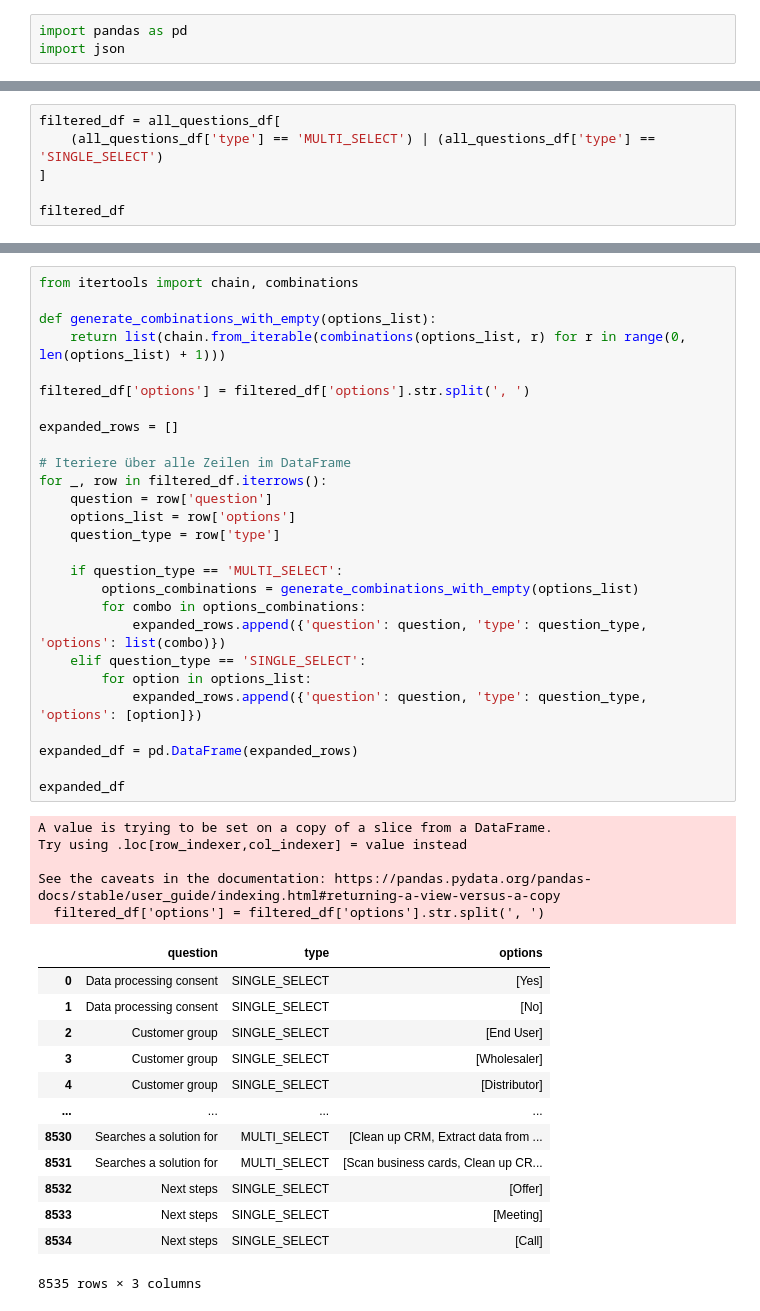
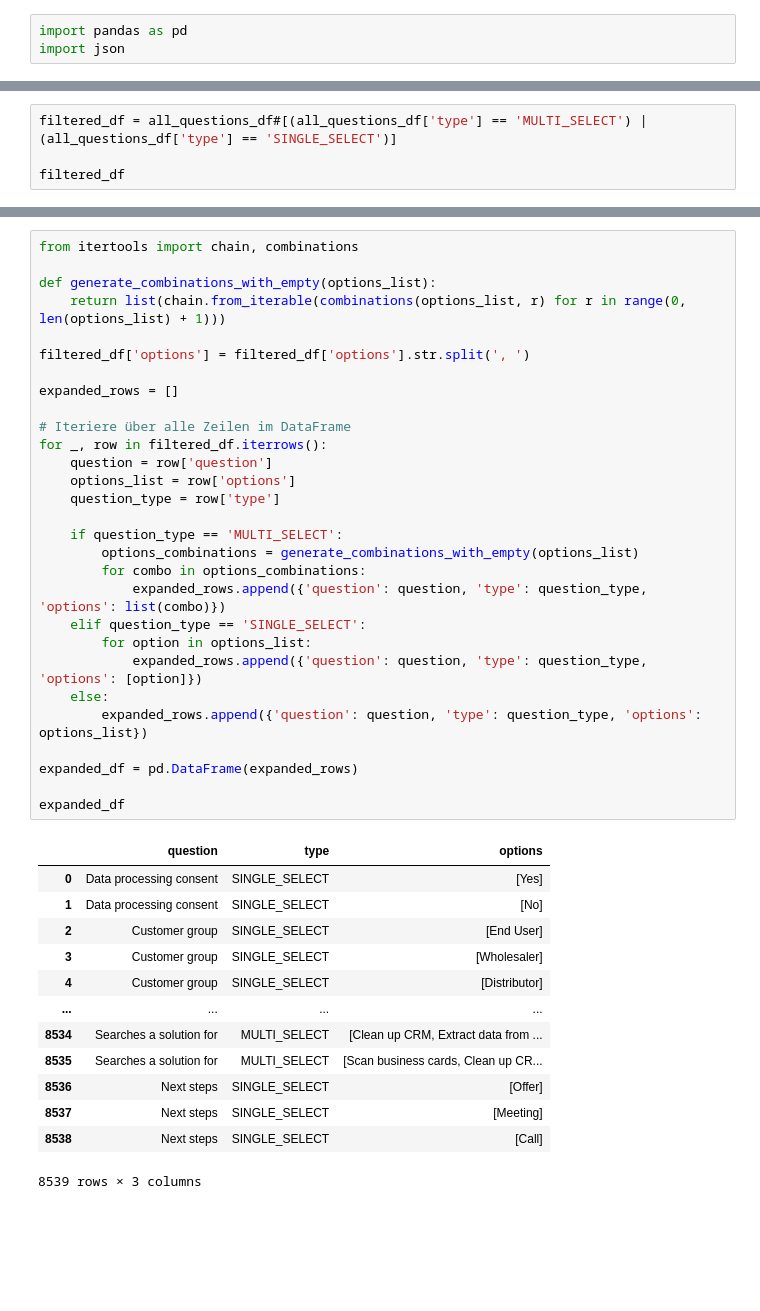
Before and after one commit to alexk2206/tds_capstone, a Jupyter notebook: answer_combinations.ipynb, the cells around one changed output, grey strips where cells are left out. Drawn from its saved outputs; the diff is of its cells as text; blank space fills up the shorter version.

```diff
--- a/answer_combinations.ipynb
+++ b/answer_combinations.ipynb
@@ -36,9 +36,7 @@ all_questions_df
 | 23 | 72f9264b-8228-4f14-8387-a4d49797cfa0 | MULTI_SELECT | Searches a solution for | Scan business cards, Clean up CRM... |
 | 24 | 6c5535e3-7d9f-4b81-9b44-e3c1a571bc51 | SINGLE_SELECT | Next steps | Offer, Meeting, Call |
 # %%
-filtered_df = all_questions_df[
-    (all_questions_df['type'] == 'MULTI_SELECT') | (all_questions_df['type'] == 'SINGLE_SELECT')
-]
+filtered_df = all_questions_df#[(all_questions_df['type'] == 'MULTI_SELECT') | (all_questions_df['type'] == 'SINGLE_SELECT')]
 
 filtered_df
 # %% [output]
@@ -62,46 +60,43 @@ filtered_df
 # %%
 from itertools import chain, combinations
 
 def generate_combinations_with_empty(options_list):
     return list(chain.from_iterable(combinations(options_list, r) for r in range(0, len(options_list) + 1)))
 
 filtered_df['options'] = filtered_df['options'].str.split(', ')
 
 expanded_rows = []
 
 # Iteriere über alle Zeilen im DataFrame
 for _, row in filtered_df.iterrows():
     question = row['question']
     options_list = row['options']
     question_type = row['type']
 
     if question_type == 'MULTI_SELECT':
         options_combinations = generate_combinations_with_empty(options_list)
         for combo in options_combinations:
             expanded_rows.append({'question': question, 'type': question_type, 'options': list(combo)})
     elif question_type == 'SINGLE_SELECT':
         for option in options_list:
             expanded_rows.append({'question': question, 'type': question_type, 'options': [option]})
+    else:
+        expanded_rows.append({'question': question, 'type': question_type, 'options': options_list})
 
 expanded_df = pd.DataFrame(expanded_rows)
 
 expanded_df
 # %% [output]
+|  | question | type | options |
+| 0 | Data processing consent | SINGLE_SELECT | [Yes] |
+| 1 | Data processing consent | SINGLE_SELECT | [No] |
+| 2 | Customer group | SINGLE_SELECT | [End User] |
+| 3 | Customer group | SINGLE_SELECT | [Wholesaler] |
+| 4 | Customer group | SINGLE_SELECT | [Distributor] |
+| ... | ... | ... | ... |
+| 8534 | Searches a solution for | MULTI_SELECT | [Clean up CRM, Extract data from ... |
+| 8535 | Searches a solution for | MULTI_SELECT | [Scan business cards, Clean up CR... |
+| 8536 | Next steps | SINGLE_SELECT | [Offer] |
+| 8537 | Next steps | SINGLE_SELECT | [Meeting] |
+| 8538 | Next steps | SINGLE_SELECT | [Call] |
-A value is trying to be set on a copy of a slice from a DataFrame.
-Try using .loc[row_indexer,col_indexer] = value instead
-
-See the caveats in the documentation: https://pandas.pydata.org/pandas-docs/stable/user_guide/indexing.html#returning-a-view-versus-a-copy
-  filtered_df['options'] = filtered_df['options'].str.split(', ')
+8539 rows × 3 columns
-|  | question | type | options |
-| 0 | Data processing consent | SINGLE_SELECT | [Yes] |
-| 1 | Data processing consent | SINGLE_SELECT | [No] |
-| 2 | Customer group | SINGLE_SELECT | [End User] |
-| 3 | Customer group | SINGLE_SELECT | [Wholesaler] |
-| 4 | Customer group | SINGLE_SELECT | [Distributor] |
-| ... | ... | ... | ... |
-| 8530 | Searches a solution for | MULTI_SELECT | [Clean up CRM, Extract data from ... |
-| 8531 | Searches a solution for | MULTI_SELECT | [Scan business cards, Clean up CR... |
-| 8532 | Next steps | SINGLE_SELECT | [Offer] |
-| 8533 | Next steps | SINGLE_SELECT | [Meeting] |
-| 8534 | Next steps | SINGLE_SELECT | [Call] |
-8535 rows × 3 columns
```
Also changed, not shown: parts of 2 cells of this notebook.
